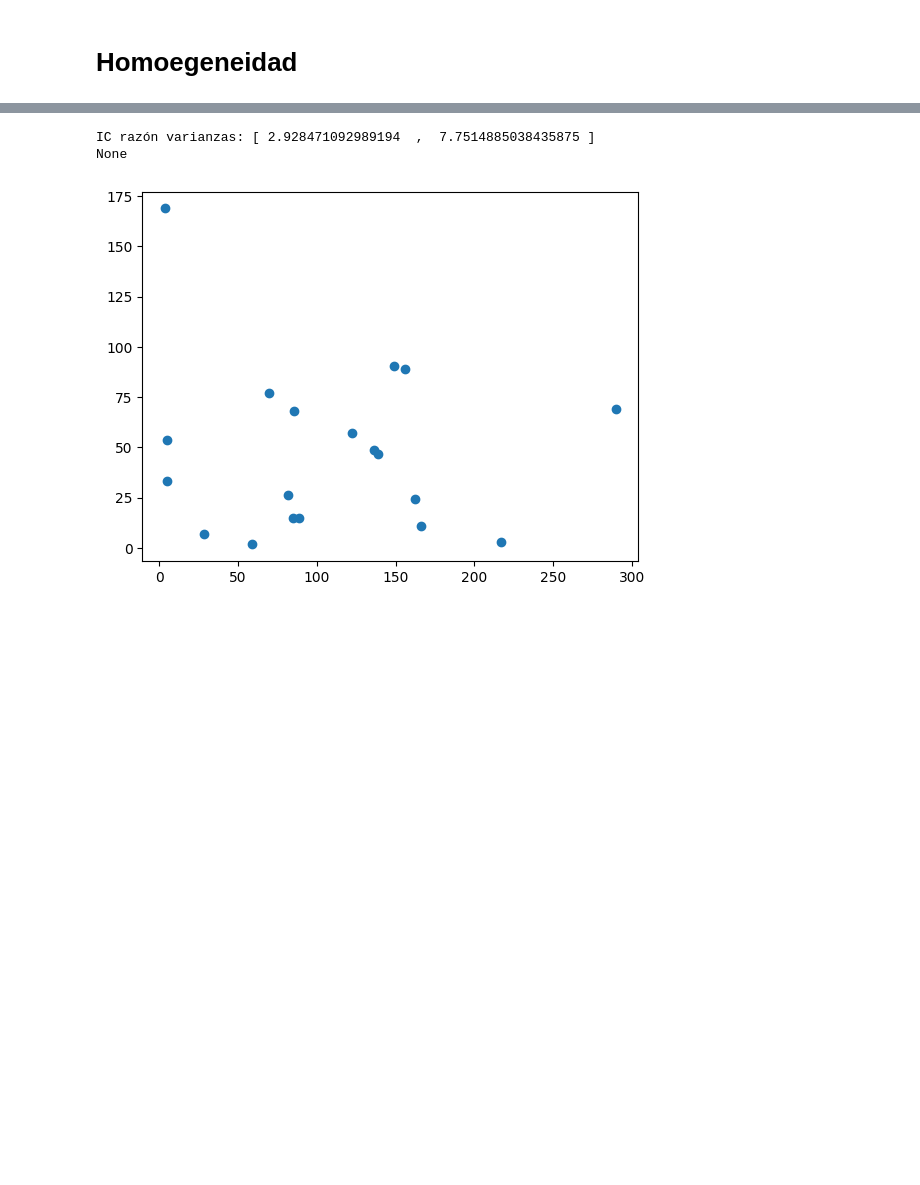
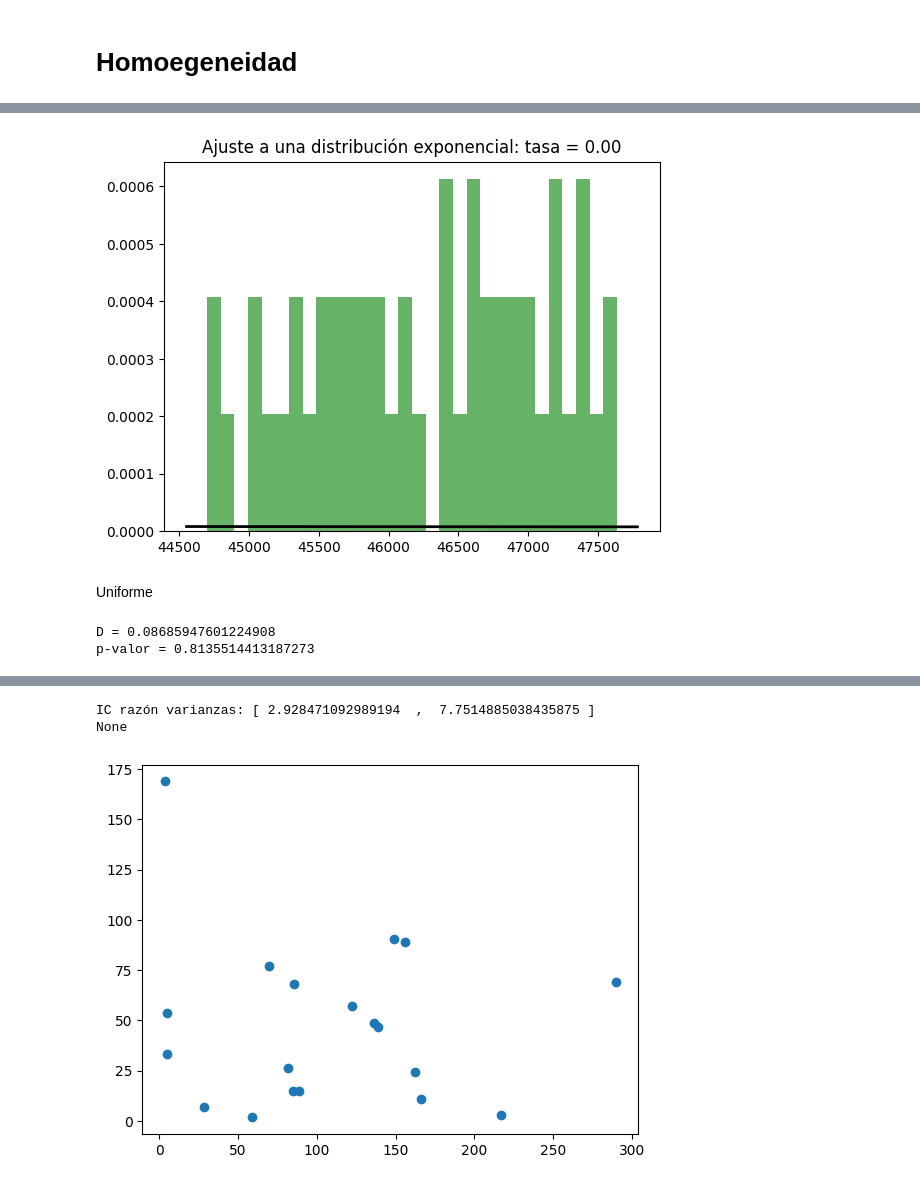
Before and after one commit to Tomas1307/simu, a Jupyter notebook: Proyecto/tareaMagistral.ipynb, the cells around one changed output, grey strips where cells are left out. Saved outputs shown, nothing was run; the diff lists cells and outputs as text; code cells hidden in the pictures; blank space fills up the shorter version.

```diff
--- a/Proyecto/tareaMagistral.ipynb
+++ b/Proyecto/tareaMagistral.ipynb
@@ -14,0 +118,31 @@ df = pd.read_excel("TiemposArribos.xlsx")
+# %%
+# Generamos el histograma de los datos
+plt.hist(datos_en_segundos, bins=30, density=True, alpha=0.6, color='g')
+
+# Generamos la PDF (función de densidad de probabilidad) de la distribución exponencial
+xmin, xmax = plt.xlim()
+x = np.linspace(xmin, xmax, 100)
+p = stats.expon.pdf(x, 0, escala)
+plt.plot(x, p, 'k', linewidth=2)
+
+title = "Ajuste a una distribución exponencial: tasa = %.2f" % (tasa)
+plt.title(title)
+
+plt.show()
+# %% [output]
+[figure, added]
+# %% [markdown]
+Uniforme
+# %%
+# Calculamos los parámetros de la distribución uniforme (mínimo y máximo)
+minimo = np.min(datos_en_segundos)
+maximo = np.max(datos_en_segundos)
+
+# Realizamos la prueba de bondad de ajuste (Kolmogorov-Smirnov)
+D, p_valor = stats.kstest(datos_en_segundos, 'uniform', args=(minimo, maximo-minimo))
+
+print(f'D = {D}')
+print(f'p-valor = {p_valor}')
+# %% [output]
+D = 0.08685947601224908
+p-valor = 0.8135514413187273
```
Also changed, not shown: parts of 11 cells of this notebook, 6 other files.
